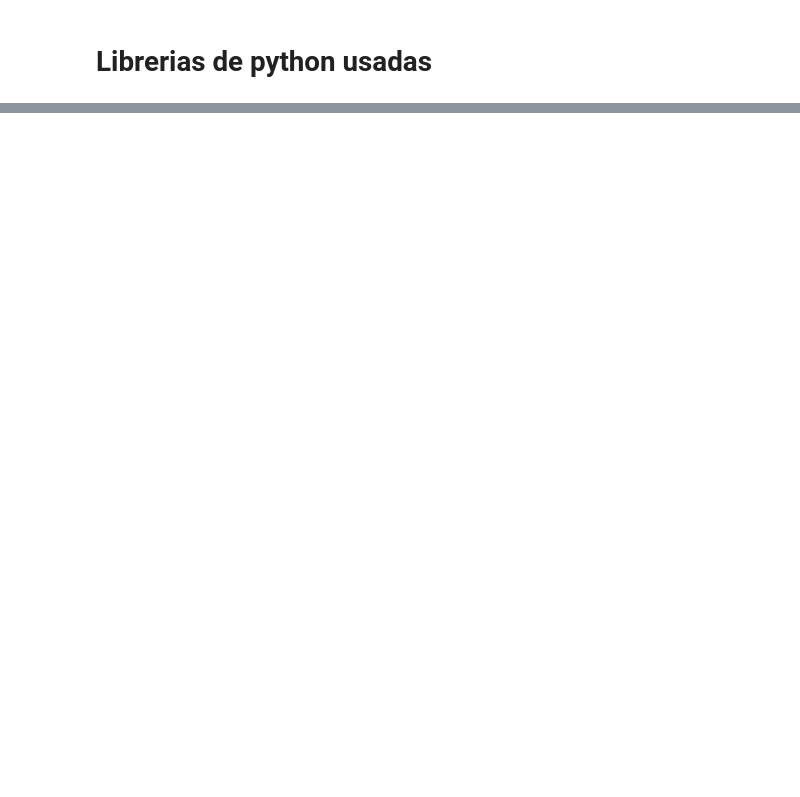
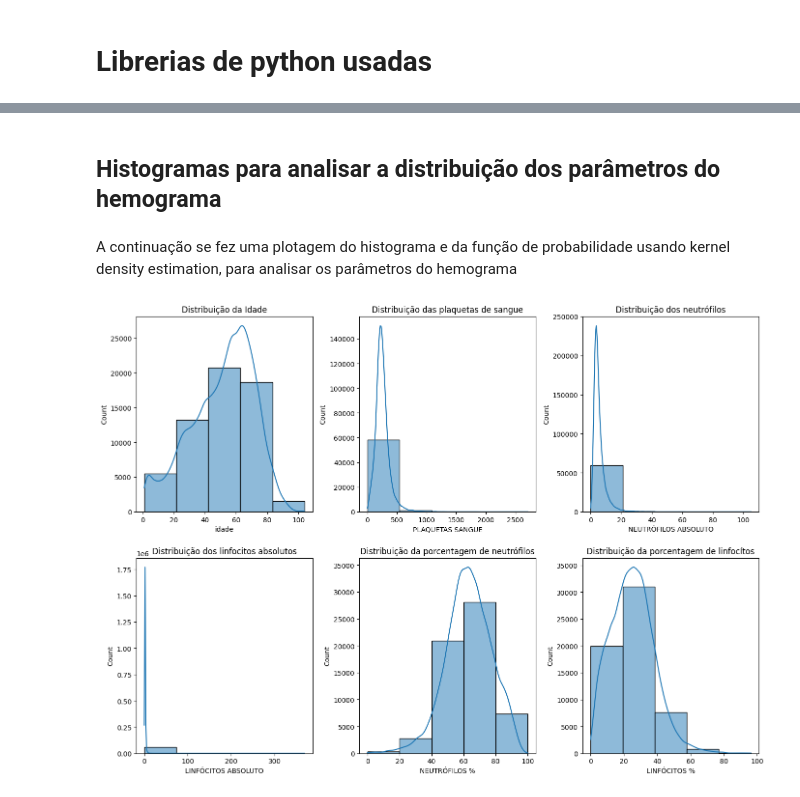
Before and after one commit to teaching-FEEC/dgm-2024.2, a Jupyter notebook: projetos/A1/A1_Code.ipynb, the cells around one changed output, grey strips where cells are left out. Drawn from its saved outputs; the diff is of its cells as text; code cells hidden in the pictures; blank space fills up the shorter version.

```diff
--- a/projetos/A1/A1_Code.ipynb
+++ b/projetos/A1/A1_Code.ipynb
@@ -234,0 +211,42 @@ dtype: int64
+# %% [markdown]
+## Histogramas para analisar a distribuição dos parâmetros do hemograma
+# %% [markdown]
+A continuação se fez uma plotagem do histograma e da função de probabilidade usando kernel density estimation, para analisar os parâmetros do hemograma
+# %%
+# Plotagem de histogramas para analisar a distribuição os parâmetros do hemograma
+plt.figure(figsize=(14, 10))
+
+# Distribuição da idade
+plt.subplot(2, 3, 1)
+sns.histplot(Dados_df['idade'], bins=5, kde=True)
+plt.title('Distribuição da Idade')
+
+# Distribuição das plaquetas de sangue
+plt.subplot(2, 3, 2)
+sns.histplot(Dados_df['PLAQUETAS SANGUE'], bins=5, kde=True)
+plt.title('Distribuição das plaquetas de sangue')
+
+# Distribuição dos neutrófilos
+plt.subplot(2, 3, 3)
+sns.histplot(Dados_df['NEUTRÓFILOS ABSOLUTO'], bins=5, kde=True)
+plt.title('Distribuição dos neutrófilos')
+
+# Distribuição de linfocitos absolutos
+plt.subplot(2, 3, 4)
+sns.histplot(Dados_df['LINFÓCITOS ABSOLUTO'], bins=5, kde=True)
+plt.title('Distribuição dos linfocitos absolutos')
+
+# Distribuição da porcentagem de neutrófilos
+plt.subplot(2, 3, 5)
+sns.histplot(Dados_df['NEUTRÓFILOS %'], bins=5, kde=True)
+plt.title('Distribuição da porcentagem de neutrófilos')
+
+# Distribuição da porcentagem de linfocítos
+plt.subplot(2, 3, 6)
+sns.histplot(Dados_df['LINFÓCITOS %'], bins=5, kde=True)
+plt.title('Distribuição da porcentagem de linfocítos')
+
+plt.tight_layout()
+plt.show()
+# %% [output]
+[figure, added]
```
Also changed, not shown: parts of 86 cells of this notebook.
